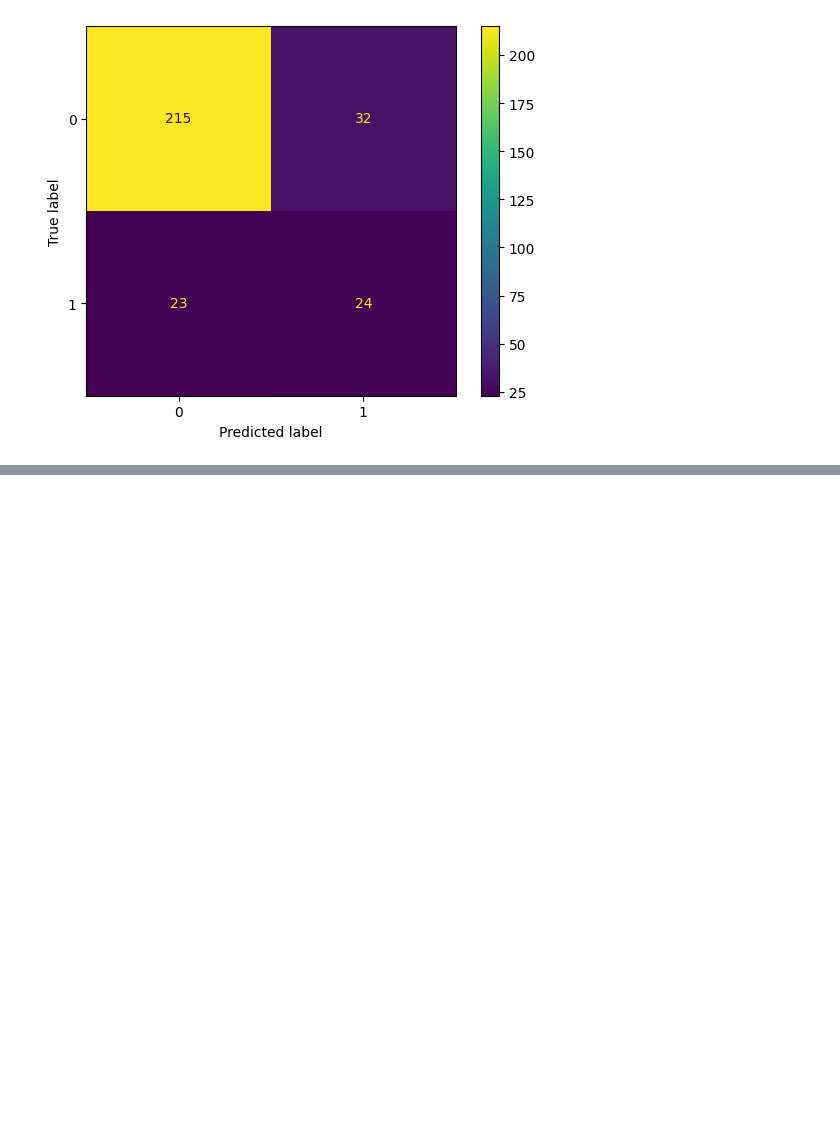
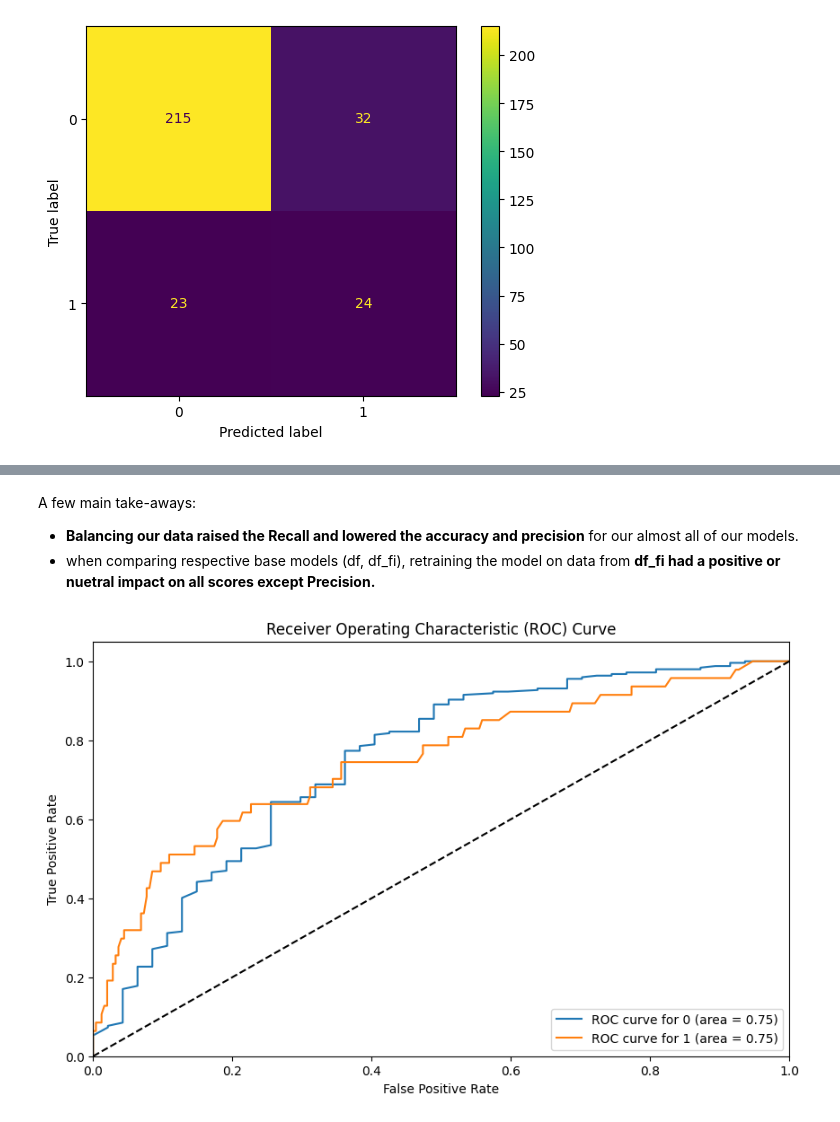
Before and after one commit to byrdwcrawford/HR_Analytics, a Jupyter notebook: HR_Model_Final.ipynb, the cells around one changed output, grey strips where cells are left out. Saved outputs shown, nothing was run; the diff lists cells and outputs as text; code cells hidden in the pictures; blank space fills up the shorter version.

```diff
--- a/HR_Model_Final.ipynb
+++ b/HR_Model_Final.ipynb
@@ -1911,0 +1989,25 @@ voting = table_values('clf_voting', y_pred_voting)
+# %% [markdown]
+A few main take-aways:
+* **Balancing our data raised the Recall and lowered the accuracy and precision** for our almost all of our models.
+* when comparing respective base models (df, df_fi), retraining the model on data from **df_fi had a positive or nuetral impact on all scores except Precision.**
+# %%
+# Making predictions using the best estimator
+y_pred_proba_voting_cv = best_clf_voting_cv.predict_proba(X_test)
+# Plot ROC-AUC
+plt.figure(figsize=(10, 6))
+
+for i, class_label in enumerate(best_clf_voting_cv.classes_):
+    fpr, tpr, _ = roc_curve(y_test, y_pred_proba_voting_cv[:, i], pos_label=class_label)
+    roc_auc = roc_auc_score(y_test == class_label, y_pred_proba_voting_cv[:, i])
+    plt.plot(fpr, tpr, label=f'ROC curve for {class_label} (area = {roc_auc:.2f})')
+
+plt.plot([0, 1], [0, 1], 'k--')
+plt.xlim([0.0, 1.0])
+plt.ylim([0.0, 1.05])
+plt.xlabel('False Positive Rate')
+plt.ylabel('True Positive Rate')
+plt.title('Receiver Operating Characteristic (ROC) Curve')
+plt.legend(loc="lower right")
+plt.show()
+# %% [output]
+[figure, added]
```
Also changed, not shown: parts of 32 cells of this notebook.
